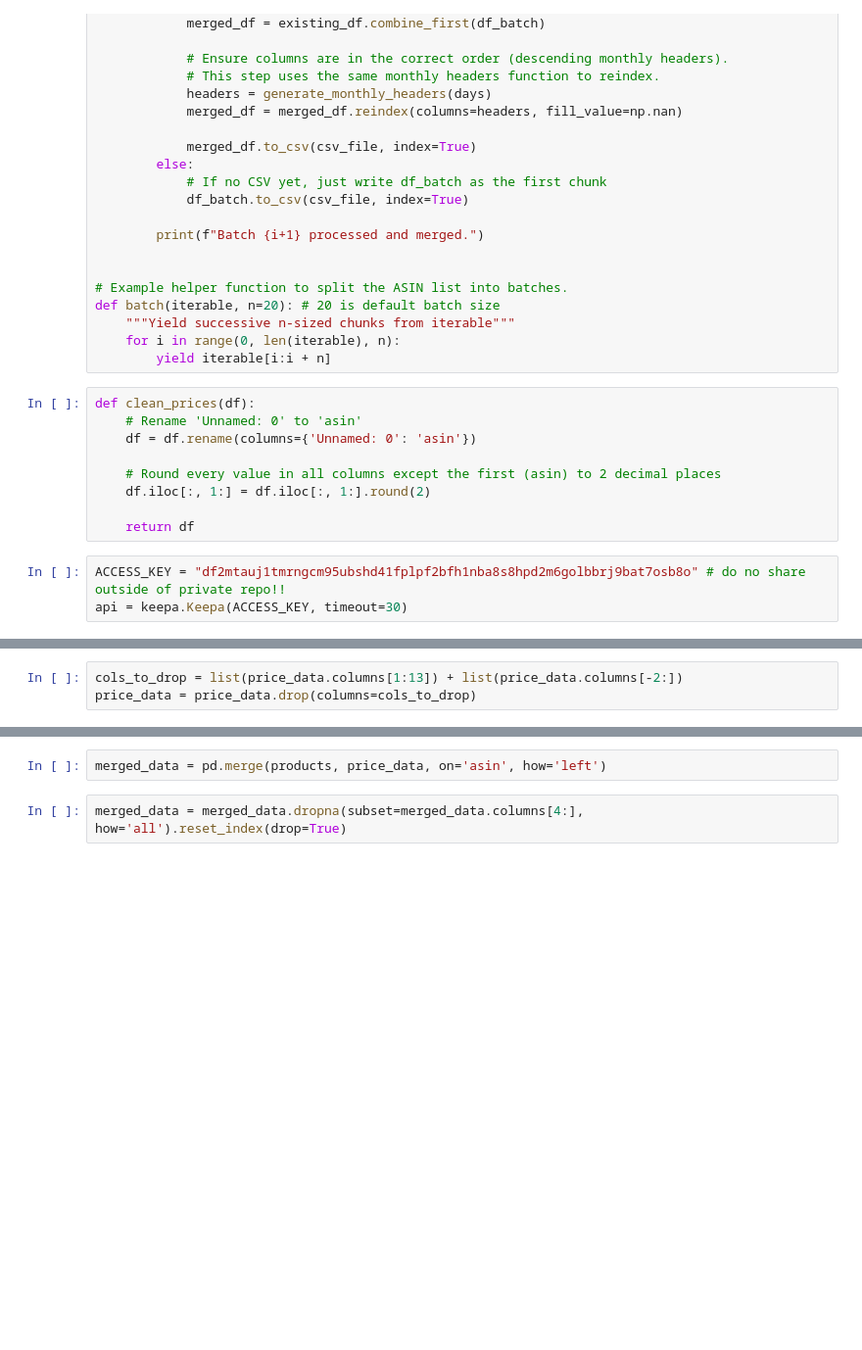
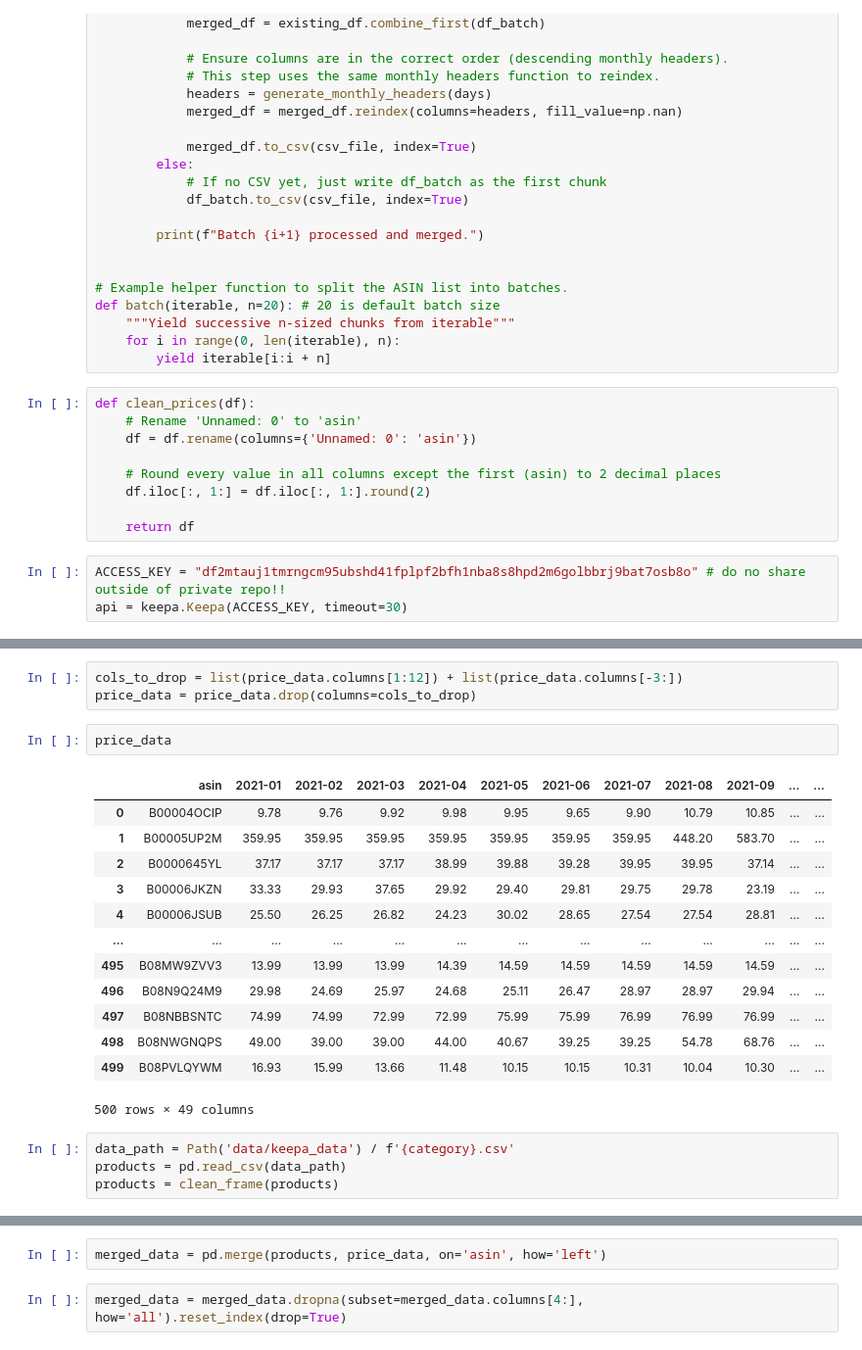
Before and after one commit to domwrm/Amazon-Pricing-Anlysis, a Jupyter notebook: data_collection.ipynb, the cells around one changed output, grey strips where cells are left out. Shown at 98% size. Cells and saved outputs as stored; diff of their text form; blank space fills up the shorter version.

Commit message:
upload cleaned keepa data

```diff
--- a/data_collection.ipynb
+++ b/data_collection.ipynb
@@ -185,3 +204,23 @@ price_data
 # %%
-cols_to_drop = list(price_data.columns[1:13]) + list(price_data.columns[-2:])
+cols_to_drop = list(price_data.columns[1:12]) + list(price_data.columns[-3:])
 price_data = price_data.drop(columns=cols_to_drop)
+# %%
+price_data
+# %% [output]
+|  | asin | 2021-01 | 2021-02 | 2021-03 | 2021-04 | 2021-05 | 2021-06 | 2021-07 | 2021-08 | 2021-09 | ... | ... |
+| 0 | B00004OCIP | 9.78 | 9.76 | 9.92 | 9.98 | 9.95 | 9.65 | 9.90 | 10.79 | 10.85 | ... | ... |
+| 1 | B00005UP2M | 359.95 | 359.95 | 359.95 | 359.95 | 359.95 | 359.95 | 359.95 | 448.20 | 583.70 | ... | ... |
+| 2 | B0000645YL | 37.17 | 37.17 | 37.17 | 38.99 | 39.88 | 39.28 | 39.95 | 39.95 | 37.14 | ... | ... |
+| 3 | B00006JKZN | 33.33 | 29.93 | 37.65 | 29.92 | 29.40 | 29.81 | 29.75 | 29.78 | 23.19 | ... | ... |
+| 4 | B00006JSUB | 25.50 | 26.25 | 26.82 | 24.23 | 30.02 | 28.65 | 27.54 | 27.54 | 28.81 | ... | ... |
+| ... | ... | ... | ... | ... | ... | ... | ... | ... | ... | ... | ... | ... |
+| 495 | B08MW9ZVV3 | 13.99 | 13.99 | 13.99 | 14.39 | 14.59 | 14.59 | 14.59 | 14.59 | 14.59 | ... | ... |
+| 496 | B08N9Q24M9 | 29.98 | 24.69 | 25.97 | 24.68 | 25.11 | 26.47 | 28.97 | 28.97 | 29.94 | ... | ... |
+| 497 | B08NBBSNTC | 74.99 | 74.99 | 72.99 | 72.99 | 75.99 | 75.99 | 76.99 | 76.99 | 76.99 | ... | ... |
+| 498 | B08NWGNQPS | 49.00 | 39.00 | 39.00 | 44.00 | 40.67 | 39.25 | 39.25 | 54.78 | 68.76 | ... | ... |
+| 499 | B08PVLQYWM | 16.93 | 15.99 | 13.66 | 11.48 | 10.15 | 10.15 | 10.31 | 10.04 | 10.30 | ... | ... |
+500 rows × 49 columns
+# %%
+data_path = Path('data/keepa_data') / f'{category}.csv'
+products = pd.read_csv(data_path)
+products = clean_frame(products)
```
Also changed, not shown: parts of 8 cells of this notebook, 16 other files.
